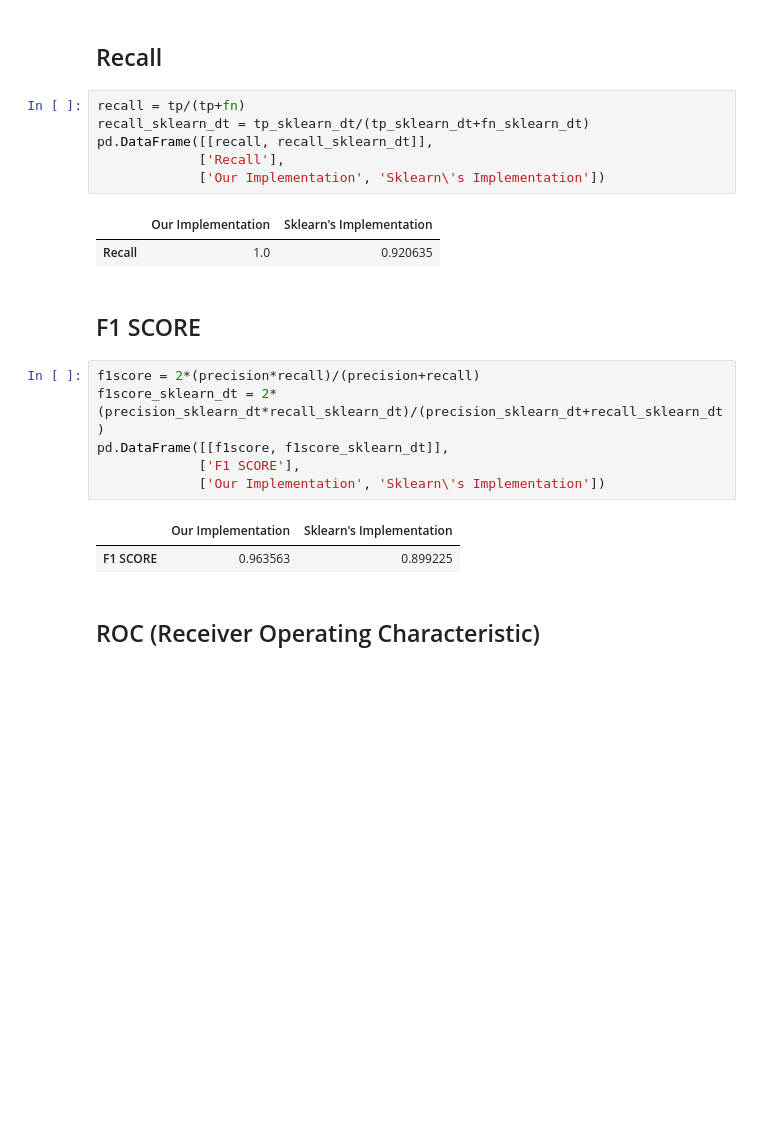
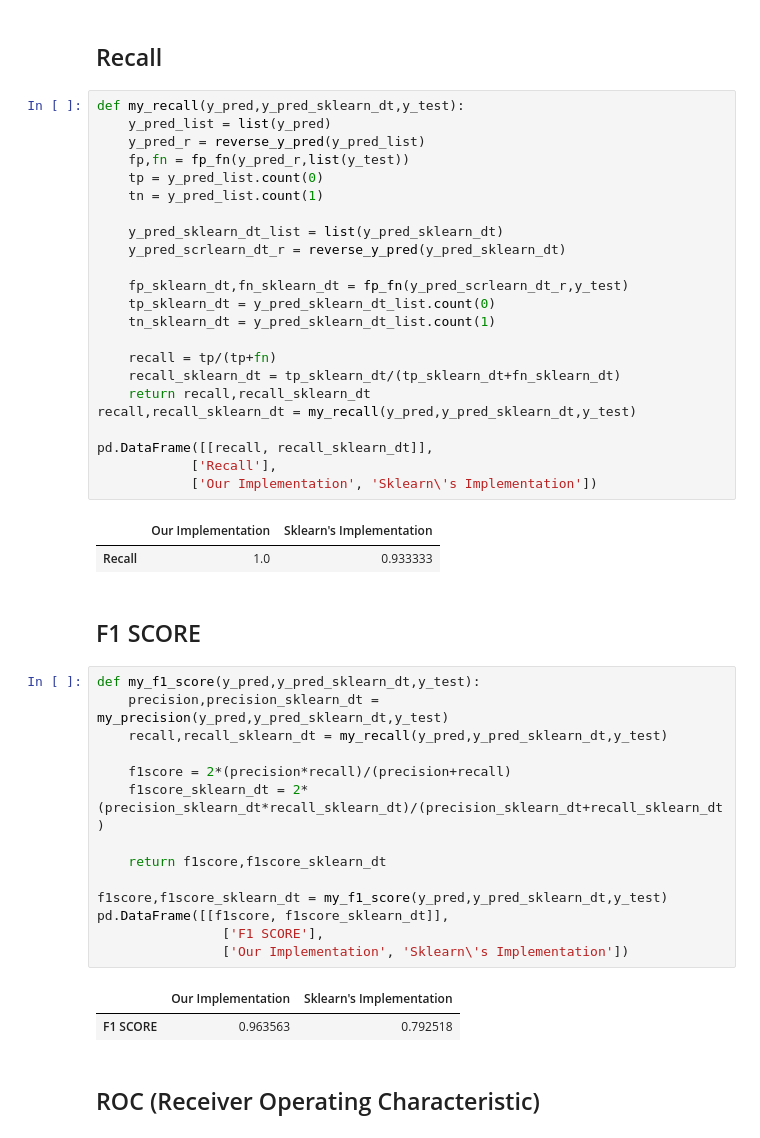
Before and after one commit to garza3333/RP_proyecto1, a Jupyter notebook: DT/dt.ipynb, the cells around one changed output. Cells and saved outputs as stored; diff of their text form; blank space fills up the shorter version.

```diff
--- a/DT/dt.ipynb
+++ b/DT/dt.ipynb
@@ -361,25 +385,50 @@ pd.DataFrame([[precision, precision_sklearn_dt]],
 # %% [markdown]
 ## Recall
-# %%
-recall = tp/(tp+fn)
-recall_sklearn_dt = tp_sklearn_dt/(tp_sklearn_dt+fn_sklearn_dt)
-pd.DataFrame([[recall, recall_sklearn_dt]],
-             ['Recall'],
-             ['Our Implementation', 'Sklearn\'s Implementation'])
-# %% [output]
-|  | Our Implementation | Sklearn's Implementation |
-| Recall | 1.0 | 0.920635 |
+# %%
+def my_recall(y_pred,y_pred_sklearn_dt,y_test):
+    y_pred_list = list(y_pred)
+    y_pred_r = reverse_y_pred(y_pred_list)
+    fp,fn = fp_fn(y_pred_r,list(y_test))
+    tp = y_pred_list.count(0)
+    tn = y_pred_list.count(1)
+
+    y_pred_sklearn_dt_list = list(y_pred_sklearn_dt)
+    y_pred_scrlearn_dt_r = reverse_y_pred(y_pred_sklearn_dt)
+
+    fp_sklearn_dt,fn_sklearn_dt = fp_fn(y_pred_scrlearn_dt_r,y_test)
+    tp_sklearn_dt = y_pred_sklearn_dt_list.count(0)
+    tn_sklearn_dt = y_pred_sklearn_dt_list.count(1)
+
+    recall = tp/(tp+fn)
+    recall_sklearn_dt = tp_sklearn_dt/(tp_sklearn_dt+fn_sklearn_dt)
+    return recall,recall_sklearn_dt
+recall,recall_sklearn_dt = my_recall(y_pred,y_pred_sklearn_dt,y_test)
+
+pd.DataFrame([[recall, recall_sklearn_dt]],
+            ['Recall'],
+            ['Our Implementation', 'Sklearn\'s Implementation'])
+# %% [output]
+|  | Our Implementation | Sklearn's Implementation |
+| Recall | 1.0 | 0.933333 |
 # %% [markdown]
 ## F1 SCORE
 # %%
-f1score = 2*(precision*recall)/(precision+recall)
-f1score_sklearn_dt = 2*(precision_sklearn_dt*recall_sklearn_dt)/(precision_sklearn_dt+recall_sklearn_dt)
+def my_f1_score(y_pred,y_pred_sklearn_dt,y_test):
+    precision,precision_sklearn_dt = my_precision(y_pred,y_pred_sklearn_dt,y_test)
+    recall,recall_sklearn_dt = my_recall(y_pred,y_pred_sklearn_dt,y_test)
+
+    f1score = 2*(precision*recall)/(precision+recall)
+    f1score_sklearn_dt = 2*(precision_sklearn_dt*recall_sklearn_dt)/(precision_sklearn_dt+recall_sklearn_dt)
+
+    return f1score,f1score_sklearn_dt
+
+f1score,f1score_sklearn_dt = my_f1_score(y_pred,y_pred_sklearn_dt,y_test)
 pd.DataFrame([[f1score, f1score_sklearn_dt]],
-             ['F1 SCORE'],
-             ['Our Implementation', 'Sklearn\'s Implementation'])
+                ['F1 SCORE'],
+                ['Our Implementation', 'Sklearn\'s Implementation'])
 # %% [output]
 |  | Our Implementation | Sklearn's Implementation |
-| F1 SCORE | 0.963563 | 0.899225 |
+| F1 SCORE | 0.963563 | 0.792518 |
 # %% [markdown]
 ## ROC (Receiver Operating Characteristic)
 # %%
```
Also changed, not shown: parts of 12 cells of this notebook.
